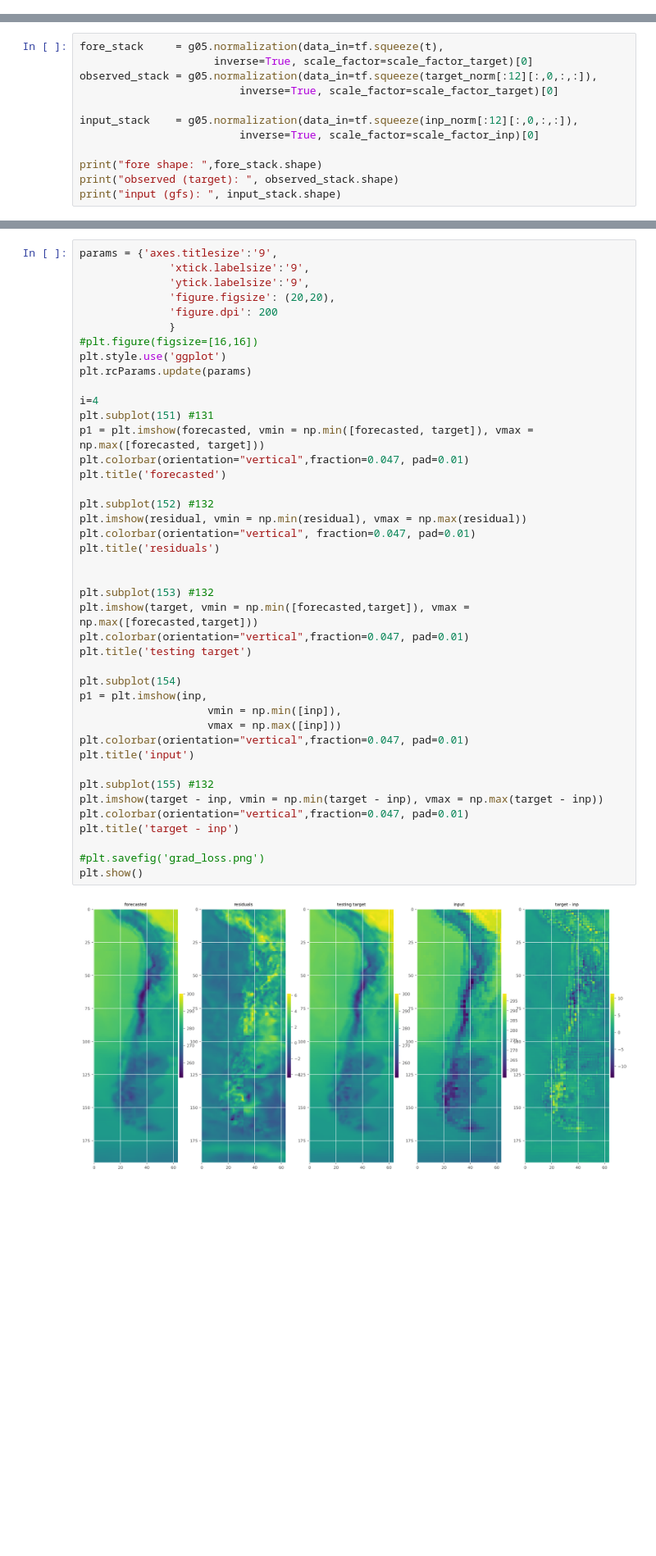
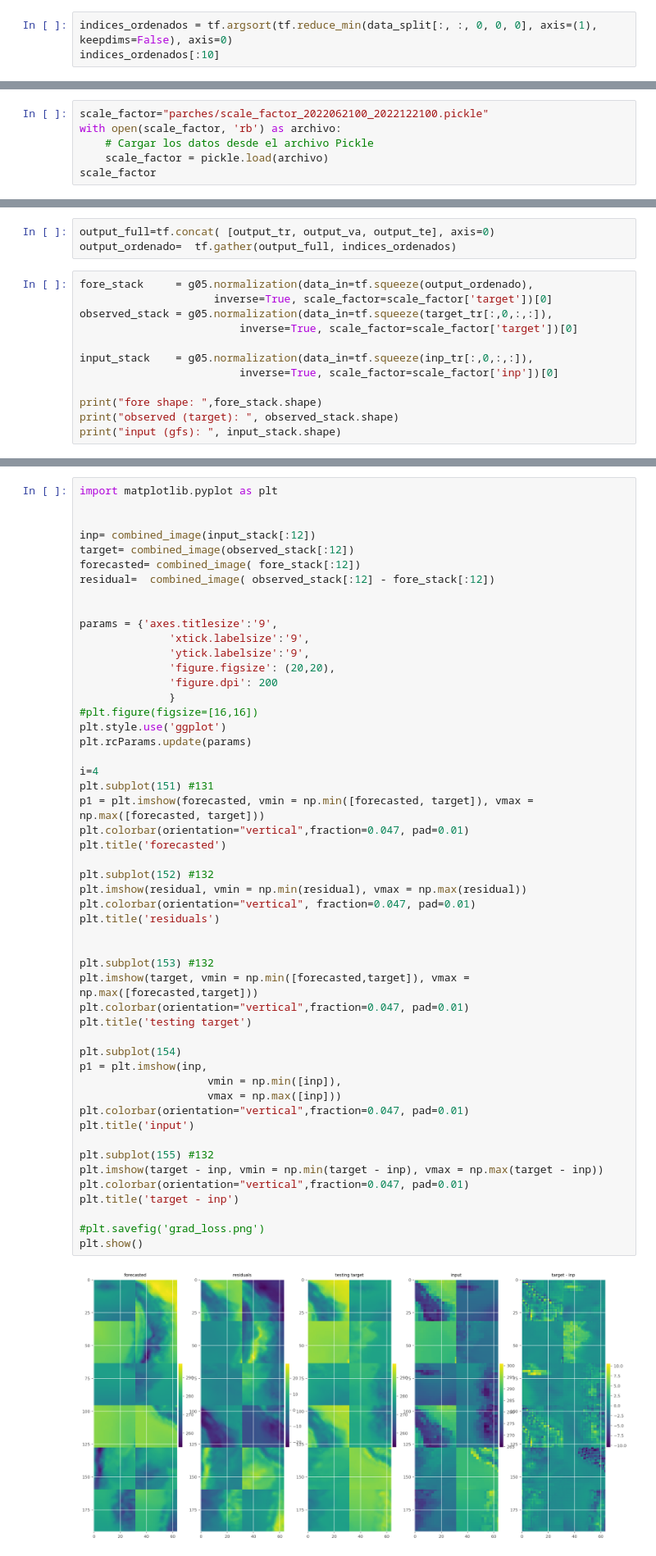
Before and after one commit to rlg23/Preg_SIVAR, a Jupyter notebook: Modelo/A4_red.ipynb, the cells around one changed output, grey strips where cells are left out. Shown at 82% size. Drawn from its saved outputs; the diff is of its cells as text; blank space fills up the shorter version.

Commit message:
extra plots

```diff
--- a/Modelo/A4_red.ipynb
+++ b/Modelo/A4_red.ipynb
@@ -365,0 +504,3 @@ t = modelo_cargado.call([inp_norm[:12],time2_norm[:12],lat_norm[:12],lon_norm[:1
+# %%
+indices_ordenados = tf.argsort(tf.reduce_min(data_split[:, :, 0, 0, 0], axis=(1), keepdims=False), axis=0)
+indices_ordenados[:10]
@@ -365,0 +511,6 @@ t = modelo_cargado.call([inp_norm[:12],time2_norm[:12],lat_norm[:12],lon_norm[:1
+# %%
+scale_factor="parches/scale_factor_2022062100_2022122100.pickle"
+with open(scale_factor, 'rb') as archivo:
+    # Cargar los datos desde el archivo Pickle
+    scale_factor = pickle.load(archivo)
+scale_factor
@@ -366,11 +525,14 @@ t = modelo_cargado.call([inp_norm[:12],time2_norm[:12],lat_norm[:12],lon_norm[:1
+# %%
+output_full=tf.concat( [output_tr, output_va, output_te], axis=0)
+output_ordenado=  tf.gather(output_full, indices_ordenados)
 # %%
-fore_stack     = g05.normalization(data_in=tf.squeeze(t),
-                     inverse=True, scale_factor=scale_factor_target)[0]
-observed_stack = g05.normalization(data_in=tf.squeeze(target_norm[:12][:,0,:,:]),
-                         inverse=True, scale_factor=scale_factor_target)[0]
+fore_stack     = g05.normalization(data_in=tf.squeeze(output_ordenado),
+                     inverse=True, scale_factor=scale_factor['target'])[0]
+observed_stack = g05.normalization(data_in=tf.squeeze(target_tr[:,0,:,:]),
+                         inverse=True, scale_factor=scale_factor['target'])[0]
 
-input_stack    = g05.normalization(data_in=tf.squeeze(inp_norm[:12][:,0,:,:]),
-                         inverse=True, scale_factor=scale_factor_inp)[0]
+input_stack    = g05.normalization(data_in=tf.squeeze(inp_tr[:,0,:,:]),
+                         inverse=True, scale_factor=scale_factor['inp'])[0]
 
 print("fore shape: ",fore_stack.shape)
 print("observed (target): ", observed_stack.shape)
@@ -382,4 +548,13 @@ input (gfs):  (12, 32, 32)
 # %%
+import matplotlib.pyplot as plt
+
+
+inp= combined_image(input_stack[:12])
+target= combined_image(observed_stack[:12])
+forecasted= combined_image( fore_stack[:12])
+residual=  combined_image( observed_stack[:12] - fore_stack[:12])
+
+
 params = {'axes.titlesize':'9',
               'xtick.labelsize':'9',
               'ytick.labelsize':'9',
@@ -395,31 +570,31 @@ plt.subplot(151) #131
 p1 = plt.imshow(forecasted, vmin = np.min([forecasted, target]), vmax = np.max([forecasted, target]))
 plt.colorbar(orientation="vertical",fraction=0.047, pad=0.01)
 plt.title('forecasted')
 
 plt.subplot(152) #132
 plt.imshow(residual, vmin = np.min(residual), vmax = np.max(residual))
 plt.colorbar(orientation="vertical", fraction=0.047, pad=0.01)
 plt.title('residuals')
 
 
 plt.subplot(153) #132
 plt.imshow(target, vmin = np.min([forecasted,target]), vmax = np.max([forecasted,target]))
 plt.colorbar(orientation="vertical",fraction=0.047, pad=0.01)
 plt.title('testing target')
 
 plt.subplot(154)
 p1 = plt.imshow(inp,
                     vmin = np.min([inp]),
                     vmax = np.max([inp]))
 plt.colorbar(orientation="vertical",fraction=0.047, pad=0.01)
 plt.title('input')
 
 plt.subplot(155) #132
 plt.imshow(target - inp, vmin = np.min(target - inp), vmax = np.max(target - inp))
 plt.colorbar(orientation="vertical",fraction=0.047, pad=0.01)
 plt.title('target - inp')
 
 #plt.savefig('grad_loss.png')
 plt.show()
 # %% [output]
-[figure, old version]
+[figure, new version]
```
Also changed, not shown: parts of 27 cells of this notebook.
